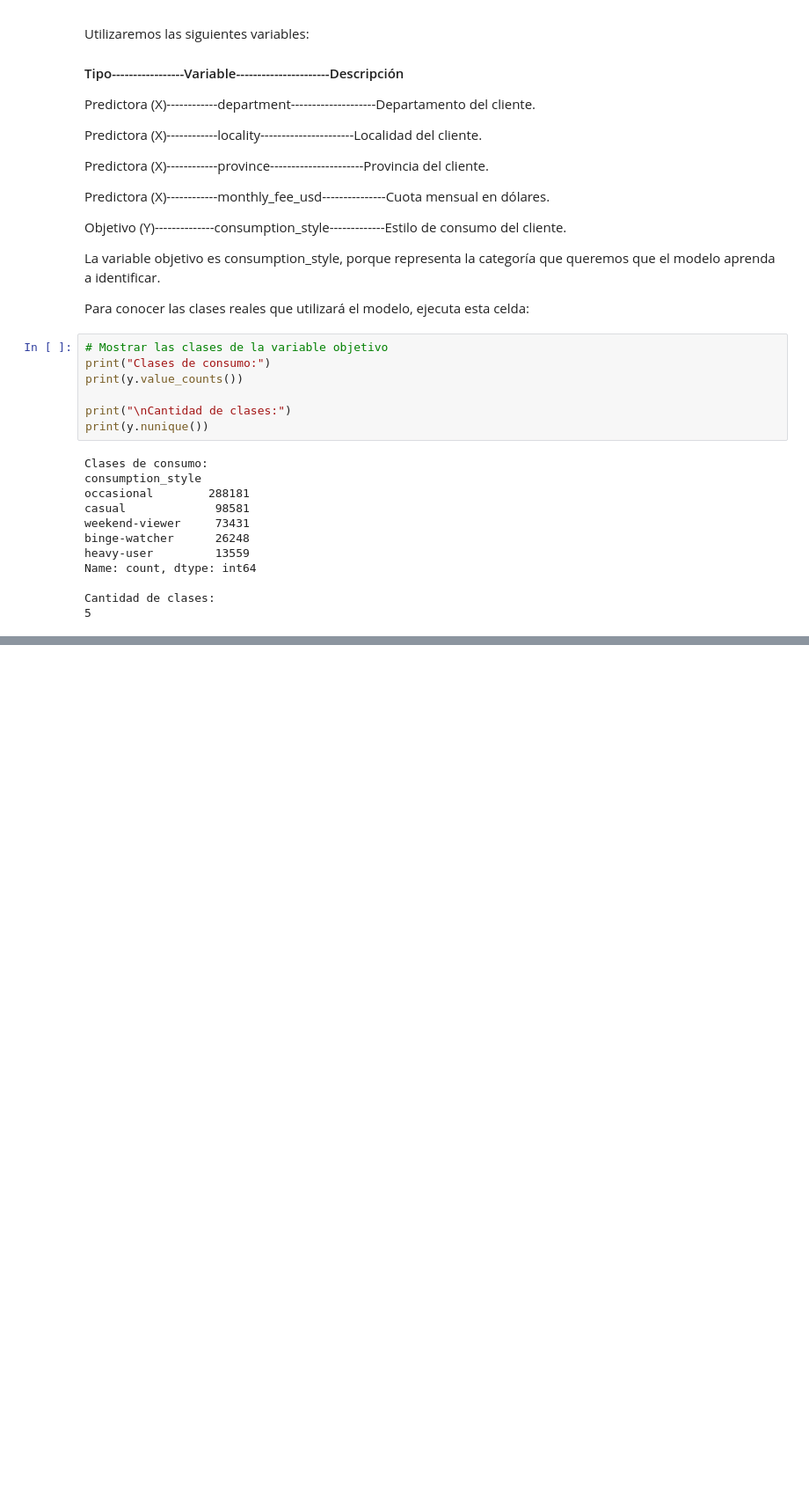
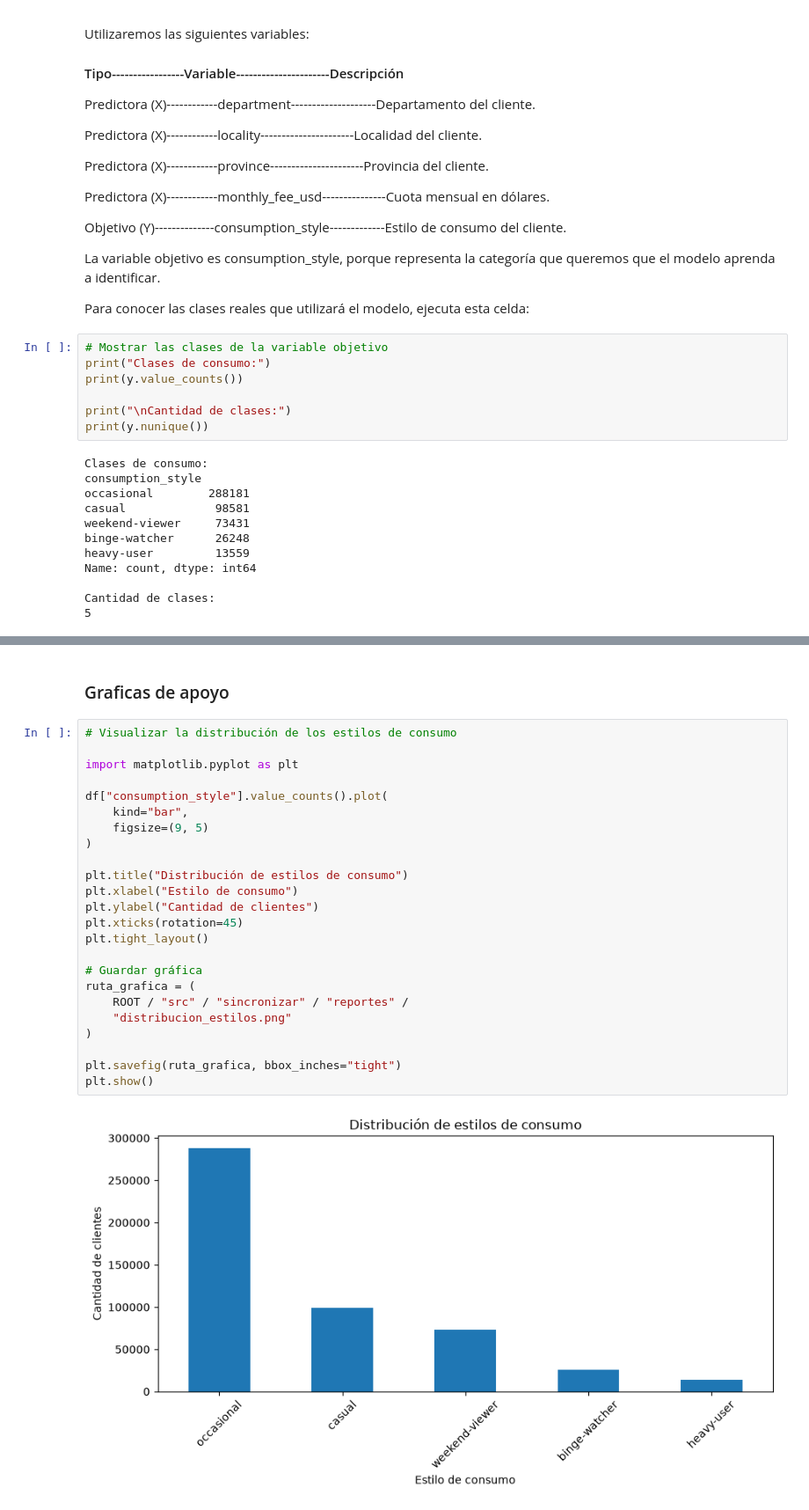
Before and after one commit to OscarLMAR/Projects_Machine_Learning2026_S10---EA1, a Jupyter notebook: src/sincronizar/EA3_Aprendisaje_supervisado_y_no_supervisado.ipynb, the cells around one changed output, grey strips where cells are left out. Shown at 88% size. Cells and saved outputs as stored; diff of their text form; blank space fills up the shorter version.

```diff
--- a/src/sincronizar/EA3_Aprendisaje_supervisado_y_no_supervisado.ipynb
+++ b/src/sincronizar/EA3_Aprendisaje_supervisado_y_no_supervisado.ipynb
@@ -342,0 +918,28 @@ Cantidad de clases:
+# %% [markdown]
+### Graficas de apoyo
+# %%
+# Visualizar la distribución de los estilos de consumo
+
+import matplotlib.pyplot as plt
+
+df["consumption_style"].value_counts().plot(
+    kind="bar",
+    figsize=(9, 5)
+)
+
+plt.title("Distribución de estilos de consumo")
+plt.xlabel("Estilo de consumo")
+plt.ylabel("Cantidad de clientes")
+plt.xticks(rotation=45)
+plt.tight_layout()
+
+# Guardar gráfica
+ruta_grafica = (
+    ROOT / "src" / "sincronizar" / "reportes" /
+    "distribucion_estilos.png"
+)
+
+plt.savefig(ruta_grafica, bbox_inches="tight")
+plt.show()
+# %% [output]
+[figure, added]
```
Also changed, not shown: parts of 42 cells of this notebook, 4 other files.
